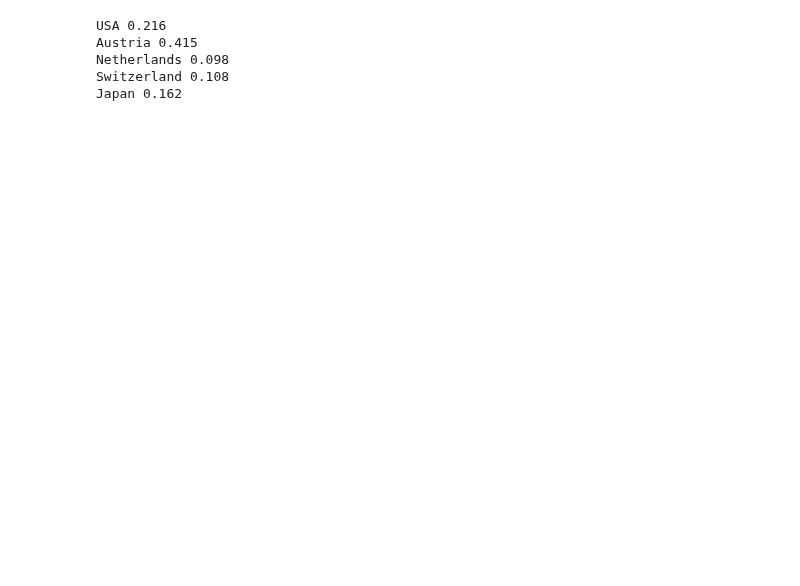
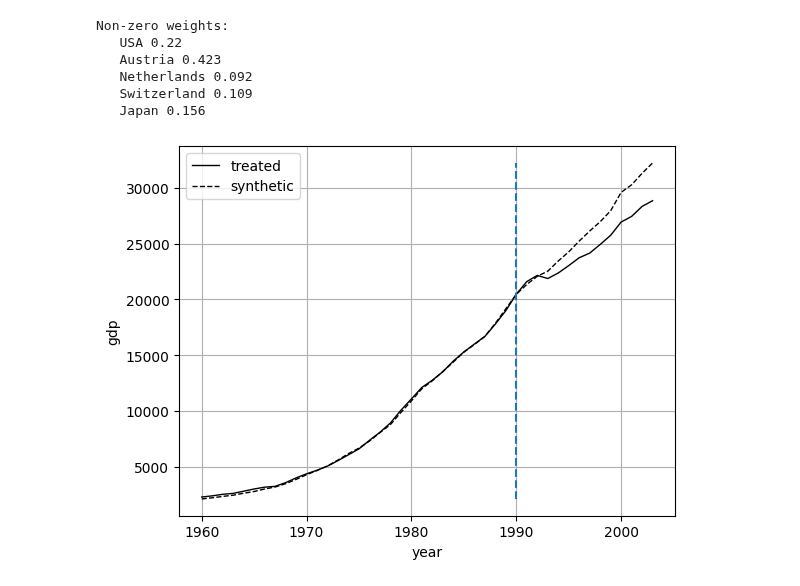
Before and after one commit to sdfordham/pysyncon, a Jupyter notebook: examples/germany.ipynb, the cells around one changed output. Saved outputs shown, nothing was run; the diff lists cells and outputs as text; code cells hidden in the pictures; blank space fills up the shorter version.

```diff
--- a/examples/germany.ipynb
+++ b/examples/germany.ipynb
@@ -4,7 +4,7 @@ from pyaugsynth import dataprep, Synth
 # %%
 df = pd.read_csv('germany.csv')
 
-X0, X1, Z0, Z1 = dataprep(
+dataprep_train = Dataprep(
     foo=df,
     predictors=('gdp', 'trade', 'infrate'),
     predictors_op='mean',
@@ -21,14 +21,13 @@ X0, X1, Z0, Z1 = dataprep(
     controls_identifier = ('USA', 'UK','Austria', 'Belgium', 'Denmark', 'France',
         'Italy', 'Netherlands', 'Norway', 'Switzerland', 'Japan',
         'Greece', 'Portugal', 'Spain', 'Australia', 'New Zealand'),
-    time_optimize_ssr = range(1981, 1991),
-    time_plot = range(1960, 2004)
+    time_optimize_ssr = range(1981, 1991)
 )
 
-synth = Synth()
-_, _, V_train, _ = synth.fit(X0, X1, Z0, Z1)
+synth_train = Synth()
+synth_train.fit(dataprep=dataprep_train)
 # %%
-X0, X1, Z0, Z1 = dataprep(
+dataprep = Dataprep(
     foo=df,
     predictors=('gdp', 'trade', 'infrate'),
     predictors_op='mean',
@@ -45,18 +44,24 @@ X0, X1, Z0, Z1 = dataprep(
     controls_identifier=('USA', 'UK','Austria', 'Belgium', 'Denmark', 'France',
         'Italy', 'Netherlands', 'Norway', 'Switzerland', 'Japan',
         'Greece', 'Portugal', 'Spain', 'Australia', 'New Zealand'),
-    time_optimize_ssr = range(1960, 1990),
-    time_plot = range(1960, 2004)
+    time_optimize_ssr = range(1960, 1990)
 )
 
-W, _, _, _ = synth.fit(X0, X1, Z0, Z1, custom_V=V_train)
+synth = Synth()
+synth.fit(dataprep=dataprep, custom_V=synth_train.V)
 # %%
-for country, weight in zip(X0.columns, W):
+print("Non-zero weights:")
+for region, weight in zip(dataprep.controls_identifier, synth.W):
     if weight > 1e-5:
-        print(country, round(weight, 3))
+        print("  ", region, round(weight, 3))
 # %% [output]
-USA 0.216
-Austria 0.415
-Netherlands 0.098
-Switzerland 0.108
-Japan 0.162
+Non-zero weights:
+   USA 0.22
+   Austria 0.423
+   Netherlands 0.092
+   Switzerland 0.109
+   Japan 0.156
+# %%
+synth.path_plot(treatment_time=1990)
+# %% [output]
+[figure, added]
```
Also changed, not shown: parts of 2 cells of this notebook, 5 other files.
